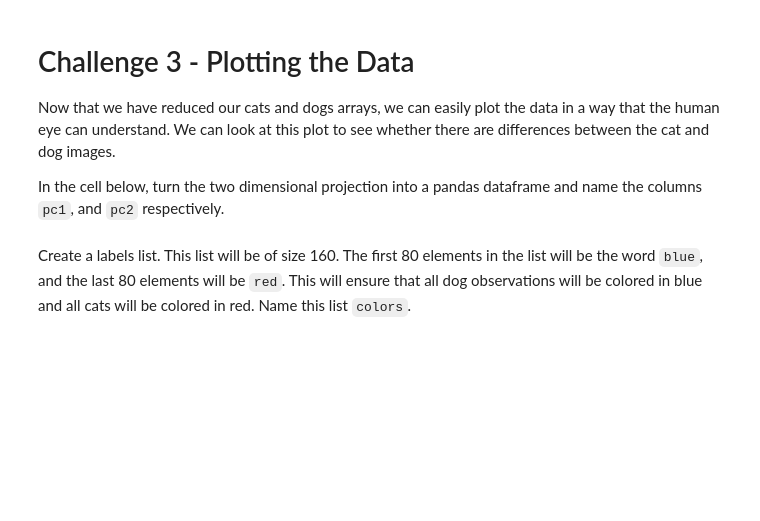
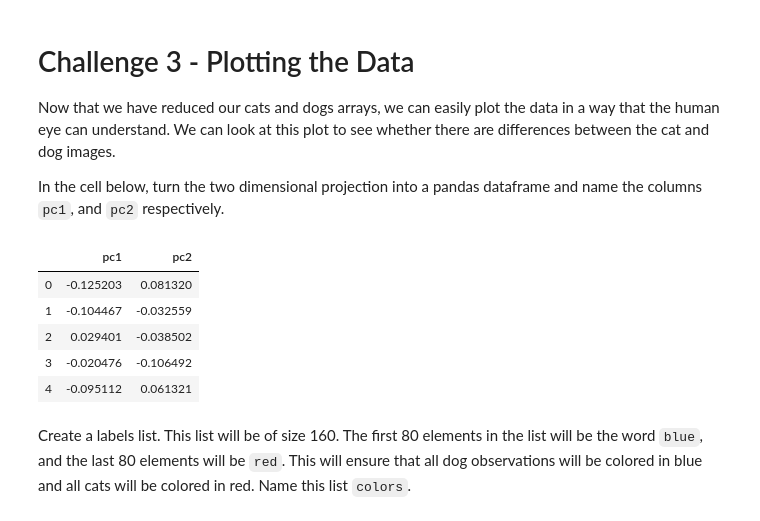
Before and after one commit to ta-datapt-bcn/lab-pca, a Jupyter notebook: your-code/main.ipynb, the cells around one changed output. Drawn from its saved outputs; the diff is of its cells as text; code cells hidden in the pictures; blank space fills up the shorter version.

```diff
--- a/your-code/main.ipynb
+++ b/your-code/main.ipynb
@@ -59,10 +88,12 @@ def standardize(x):
 Now, use the `np.concatenate` function to combine the cats and dogs arrays. Use `axis=1` to combine the two correctly. Make sure to put dogs first.
 # %%
 # Your code here:
+pets = np.concatenate([dogs, cats], axis = 1)
 # %% [markdown]
 Standardize the concatenated array below.
 # %%
 # Your code here:
+standarized_pets = standardize(pets)
 # %% [markdown]
 # Challenge 2 - Using PCA
 
@@ -87,5 +130,15 @@ Now that we have reduced our cats and dogs arrays, we can easily plot the data i
 In the cell below, turn the two dimensional projection into a pandas dataframe and name the columns `pc1`, and `pc2` respectively.
 # %%
 # Your code here:
+
+animals = pd.DataFrame(transposed, columns = ["pc1", "pc2"])
+animals.head()
+# %% [output]
+|  | pc1 | pc2 |
+| 0 | -0.125203 | 0.081320 |
+| 1 | -0.104467 | -0.032559 |
+| 2 | 0.029401 | -0.038502 |
+| 3 | -0.020476 | -0.106492 |
+| 4 | -0.095112 | 0.061321 |
 # %% [markdown]
 Create a labels list. This list will be of size 160. The first 80 elements in the list will be the word `blue`, and the last 80 elements will be `red`. This will ensure that all dog observations will be colored in blue and all cats will be colored in red. Name this list `colors`.
```
Also changed, not shown: parts of 18 cells of this notebook.
